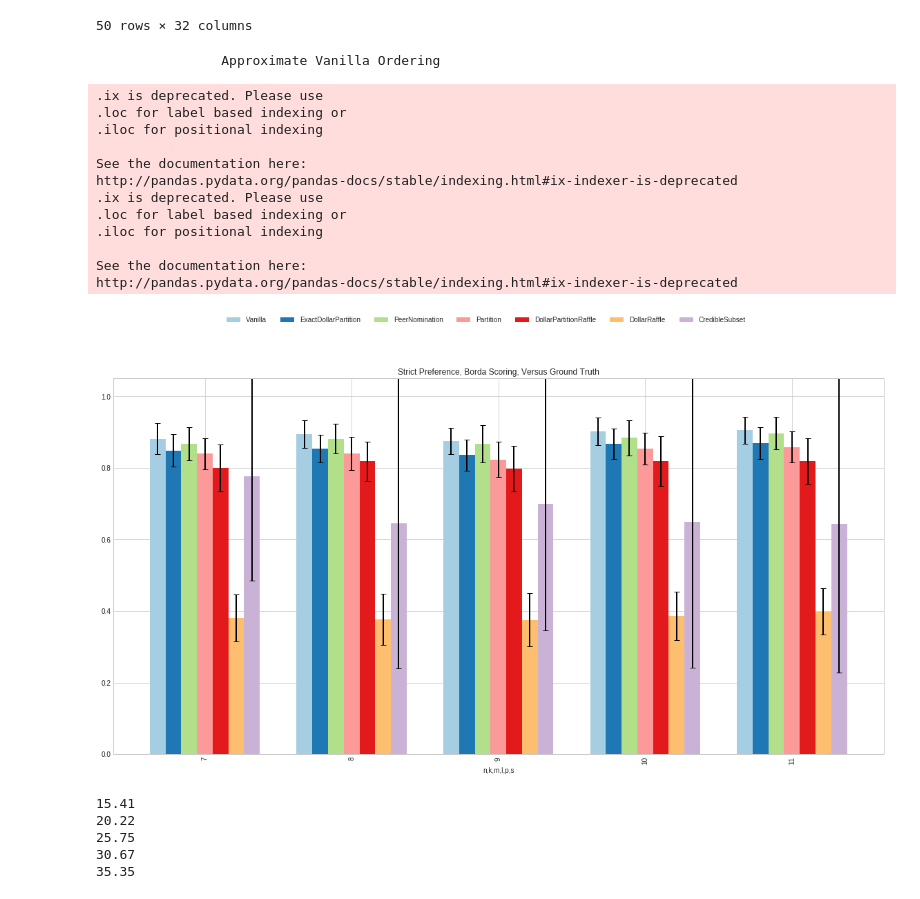
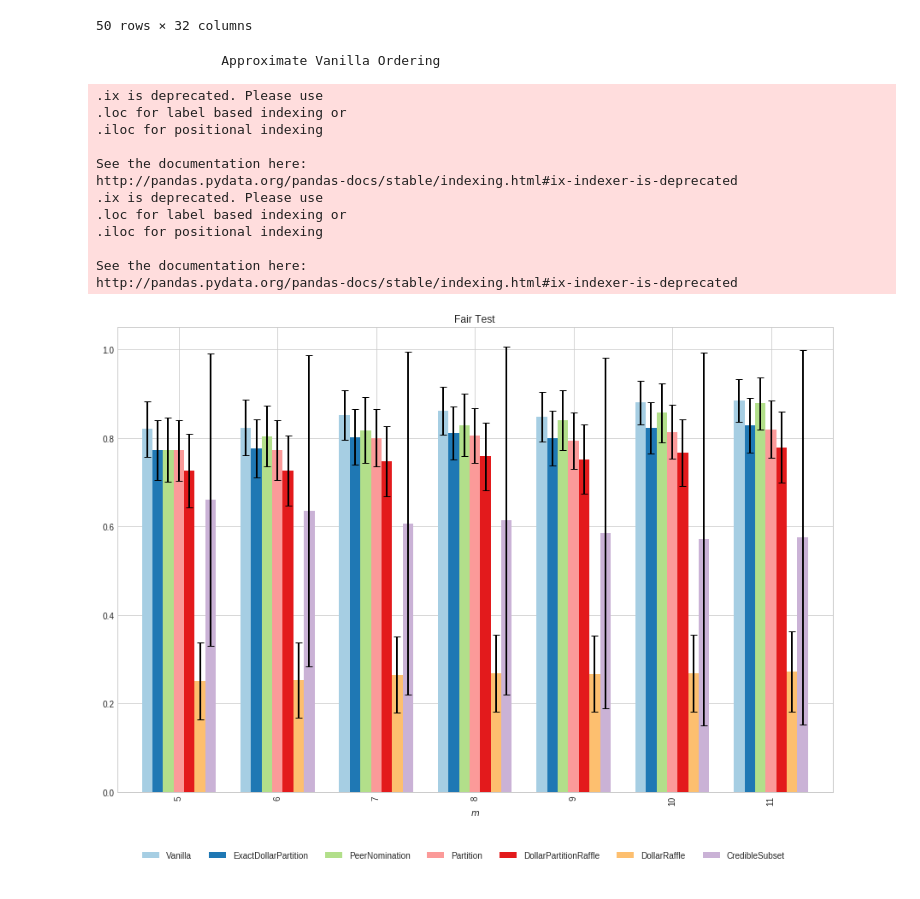
Before and after one commit to szhydkov/PeerNomination, a Jupyter notebook: peerselect/notebooks/stas_testing.ipynb, the cells around one changed output. Drawn from its saved outputs; the diff is of its cells as text; code cells hidden in the pictures.

```diff
--- a/peerselect/notebooks/stas_testing.ipynb
+++ b/peerselect/notebooks/stas_testing.ipynb
@@ -245,6 +363,9 @@ fair_df
 | 48 | 13 | 15 | 12 | 13 | 12 | ... |
 | 49 | 13 | 13 | 11 | 12 | 13 | ... |
 50 rows × 32 columns
+# %%
+matplotlib.rcParams.update({'font.size': 26})
+mpl.rcParams['xtick.labelsize'] = 26
 # %%
 #
 # Takes a slice of the array and generates the graphs etc.
@@ -276,47 +397,42 @@ def make_output(df, test, labels):
 
     for index, row in means.iterrows():
         means.ix[index] = row / float(index[1])
     for index, row in errors.iterrows():
         errors.ix[index] = row / float(index[1])
 
     # print(errors)
 
     #Set colors..
     color_list = plt.cm.Paired(np.linspace(0, 1, 10))
     color_list = color_list[:7]
     #color_list = sns.color_palette("pastel", 6)
-    means.plot(kind='bar', legend=False, yerr=errors.values.T, figsize=(20, 10), ylim=(0.0, 1.05), \
+    means.plot(kind='bar', legend=False, yerr=errors.values.T, figsize=(15, 10), ylim=(0.0, 1.05), \
             color=color_list, error_kw={'ecolor':'Black', 'linewidth':2, 'capsize':4}, width=0.75)
-    plt.title("Strict Preference, Borda Scoring, Versus Ground Truth")
-    plt.legend(bbox_to_anchor = (0,0.01,1,1), bbox_transform=plt.gcf().transFigure, loc='upper center', ncol=7, borderaxespad=0.)
+    plt.title("Fair Test")
+    plt.legend(bbox_to_anchor = (0,0.01,1,1), bbox_transform=plt.gcf().transFigure, loc='lower center', ncol=7, borderaxespad=0.)
     plt.gca().set_xticklabels(labels)
+#     plt.gca().set_xticks(fontsize=14)
+#     plt.gca().set_yticks(fontsize=14)
 #     plt.gca().set_xlabel("Number of clusters")
+    plt.gca().set_xlabel("$m$")
+    plt.savefig("figs/fair.pdf")
     plt.show()
-make_output(gt_df, (120,30,slice(None),4,0.5,100), test_m)
+make_output(gt_df_3, (120,20,slice(None),4,0.5,1000), test_m)
 # %% [output]
                 Approximate Vanilla Ordering
 .ix is deprecated. Please use
 .loc for label based indexing or
 .iloc for positional indexing
 
 See the documentation here:
 http://pandas.pydata.org/pandas-docs/stable/indexing.html#ix-indexer-is-deprecated
 .ix is deprecated. Please use
 .loc for label based indexing or
 .iloc for positional indexing
 
 See the documentation here:
 http://pandas.pydata.org/pandas-docs/stable/indexing.html#ix-indexer-is-deprecated
-[figure, old version]
+[figure, new version]
-# %%
-for k in test_k:
-    print(np.mean(pn_sizes[(120,k,7,4,0.5)]))
-# %% [output]
-15.41
-20.22
-25.75
-30.67
-35.35
 # %%
 pn_sizes
 # %% [output]
```
Also changed, not shown: parts of 13 cells of this notebook, 8 other files.
